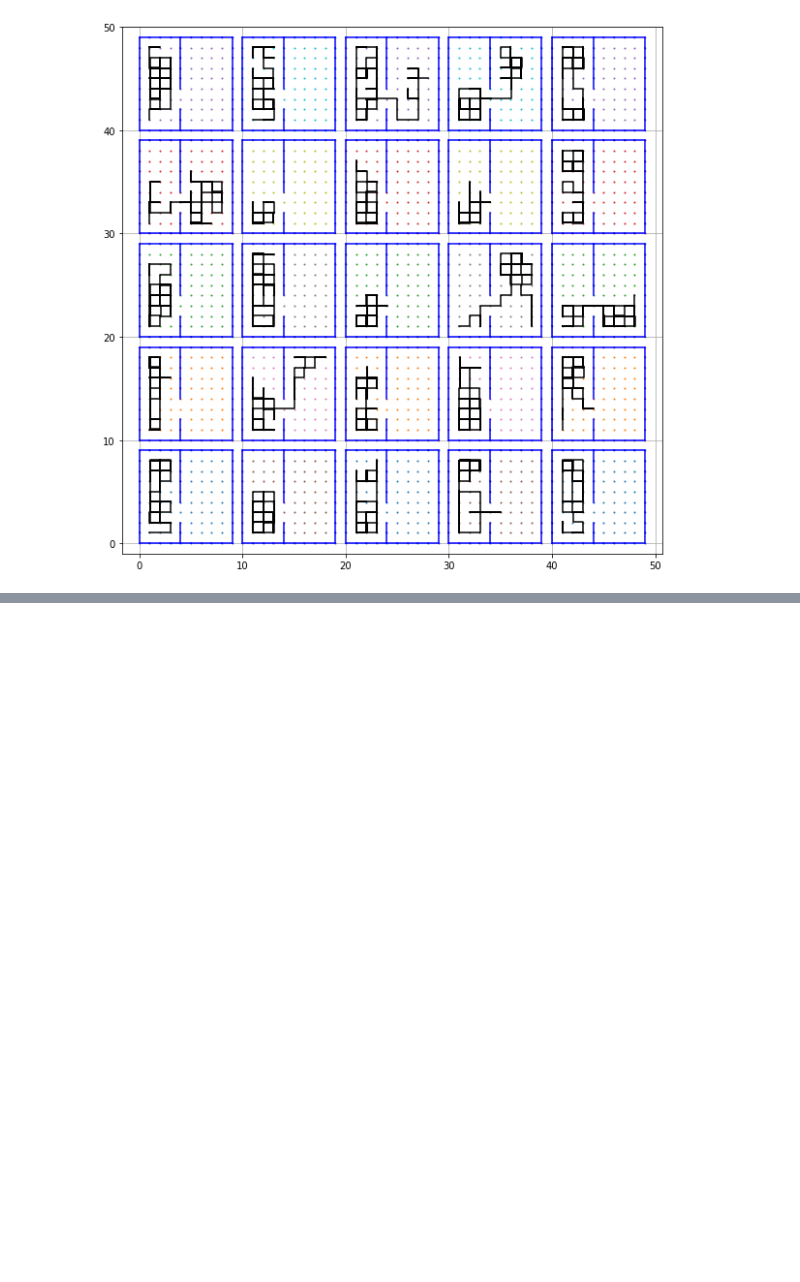
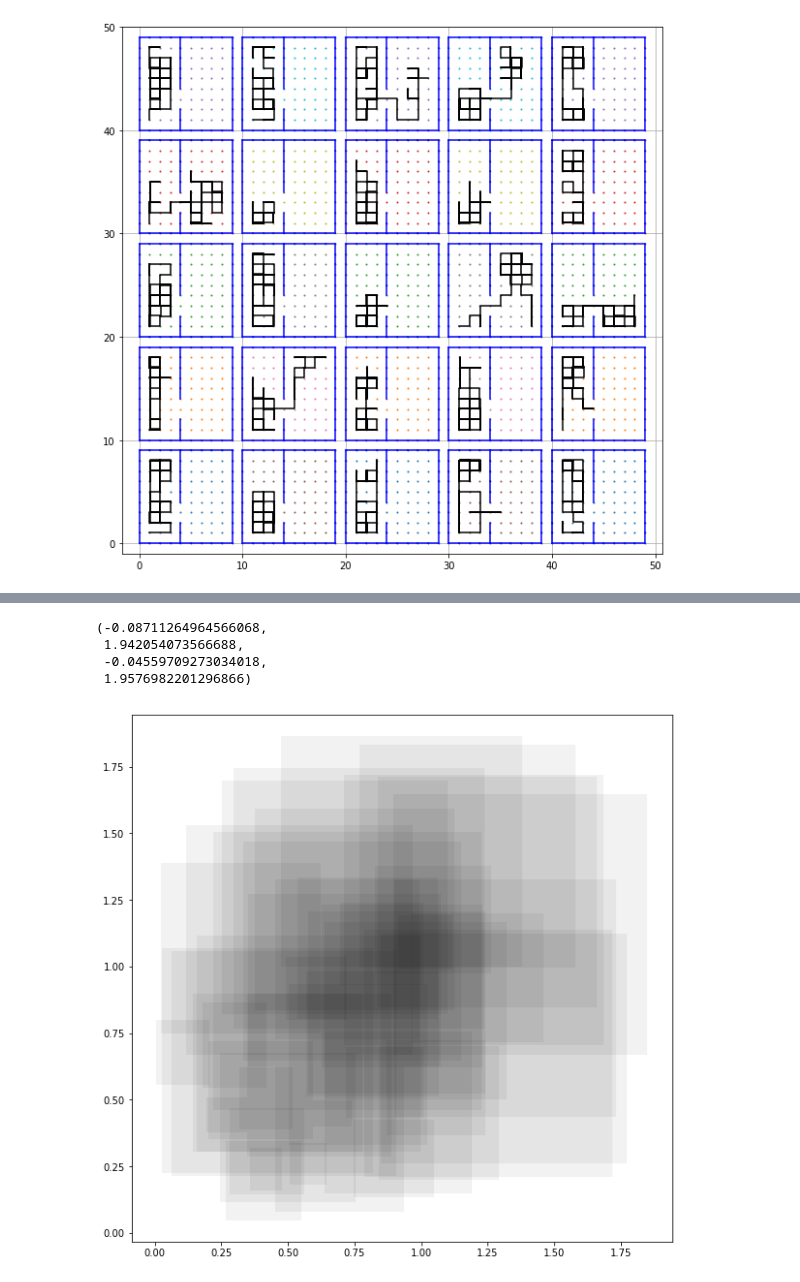
Before and after one commit to mango314/math-blog, a Jupyter notebook: 2019/030819 - Fences.ipynb, the cells around one changed output, grey strips where cells are left out. Drawn from its saved outputs; the diff is of its cells as text; code cells hidden in the pictures; blank space fills up the shorter version.

```diff
--- a/2019/030819 - Fences.ipynb
+++ b/2019/030819 - Fences.ipynb
@@ -181,0 +240,16 @@ plt.ylim([-1,5*M])
+# %%
+for t in range(50):
+
+    L = np.random.random()
+    dx,dy = np.random.random(2)
+    a,c = np.random.random(2)
+    R = [[a, a + L + 0.1*dx ],[c, c + L + 0.1*dy ]]
+    plt.fill( [R[0][0],R[0][1],R[0][1],R[0][0]] , [R[1][0],R[1][0],R[1][1],R[1][1]] , 'k', alpha=0.05 )
+    #plt.fill( [a,b,b,a] , [c,c,d,d] , 'k', alpha=0.1 )
+plt.axis("Equal")
+# %% [output]
+(-0.08711264964566068,
+ 1.942054073566688,
+ -0.04559709273034018,
+ 1.9576982201296866)
+[figure, added]
```
Also changed, not shown: parts of 9 cells of this notebook.
